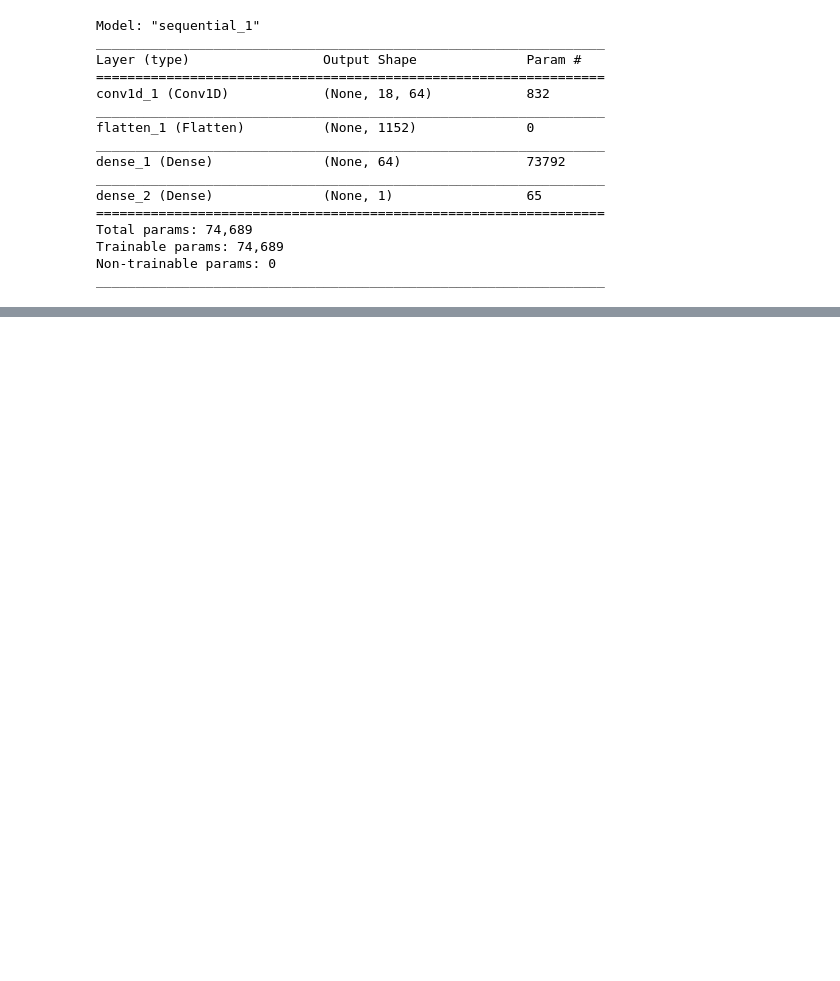
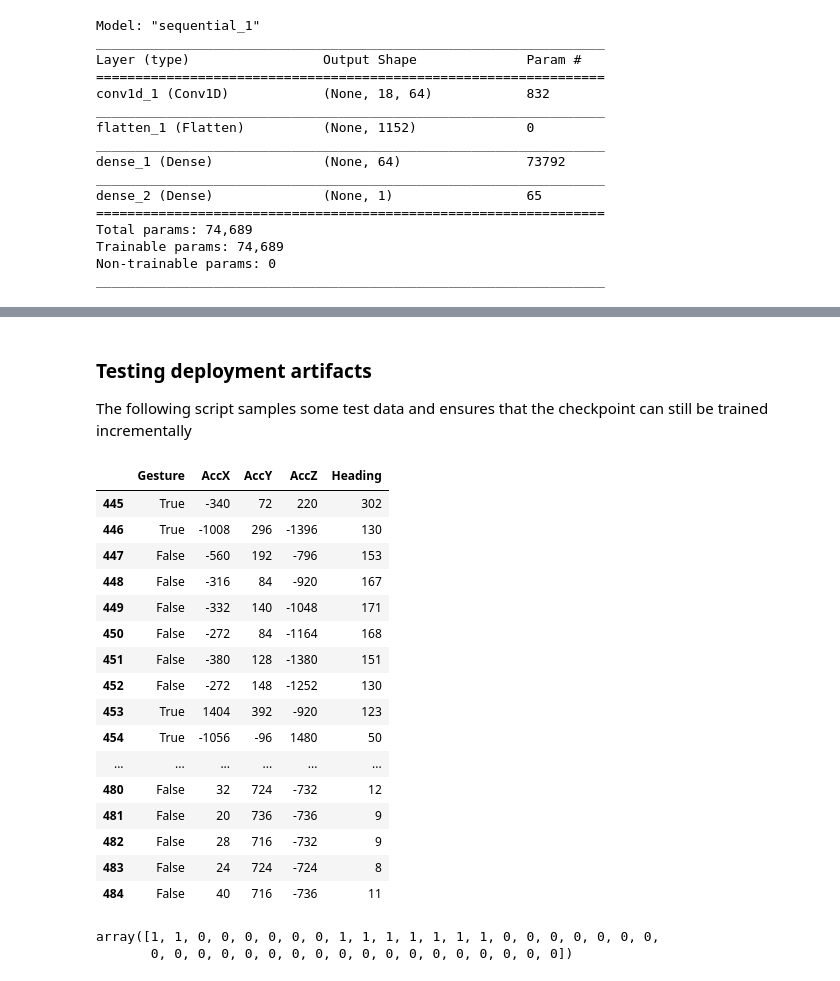
Before and after one commit to lisaong/diec, a Jupyter notebook: edge_online_learning.ipynb, the cells around one changed output, grey strips where cells are left out. Cells and saved outputs as stored; diff of their text form; code cells hidden in the pictures; blank space fills up the shorter version.

```diff
--- a/edge_online_learning.ipynb
+++ b/edge_online_learning.ipynb
@@ -277,0 +329,34 @@ Epoch 1/1
+# %% [markdown]
+### Testing deployment artifacts
+
+The following script samples some test data and ensures that the checkpoint can still be trained incrementally
+# %%
+# load the dataset again, picking the last 2*window_size samples
+df_test = pd.read_csv(url, names=['Gesture', 'AccX', 'AccY', 'AccZ', 'Heading'])
+
+sample = df_test.iloc[-(timesteps*2):]
+sample
+# %% [output]
+|  | Gesture | AccX | AccY | AccZ | Heading |
+| 445 | True | -340 | 72 | 220 | 302 |
+| 446 | True | -1008 | 296 | -1396 | 130 |
+| 447 | False | -560 | 192 | -796 | 153 |
+| 448 | False | -316 | 84 | -920 | 167 |
+| 449 | False | -332 | 140 | -1048 | 171 |
+| 450 | False | -272 | 84 | -1164 | 168 |
+| 451 | False | -380 | 128 | -1380 | 151 |
+| 452 | False | -272 | 148 | -1252 | 130 |
+| 453 | True | 1404 | 392 | -920 | 123 |
+| 454 | True | -1056 | -96 | 1480 | 50 |
+| ... | ... | ... | ... | ... | ... |
+| 480 | False | 32 | 724 | -732 | 12 |
+| 481 | False | 20 | 736 | -736 | 9 |
+| 482 | False | 28 | 716 | -732 | 9 |
+| 483 | False | 24 | 724 | -724 | 8 |
+| 484 | False | 40 | 716 | -736 | 11 |
+# %%
+y_sample = np.where(sample['Gesture'], 1, 0)
+y_sample
+# %% [output]
+array([1, 1, 0, 0, 0, 0, 0, 0, 1, 1, 1, 1, 1, 1, 1, 0, 0, 0, 0, 0, 0, 0,
+       0, 0, 0, 0, 0, 0, 0, 0, 0, 0, 0, 0, 0, 0, 0, 0, 0, 0])
```
Also changed, not shown: parts of 15 cells of this notebook.
